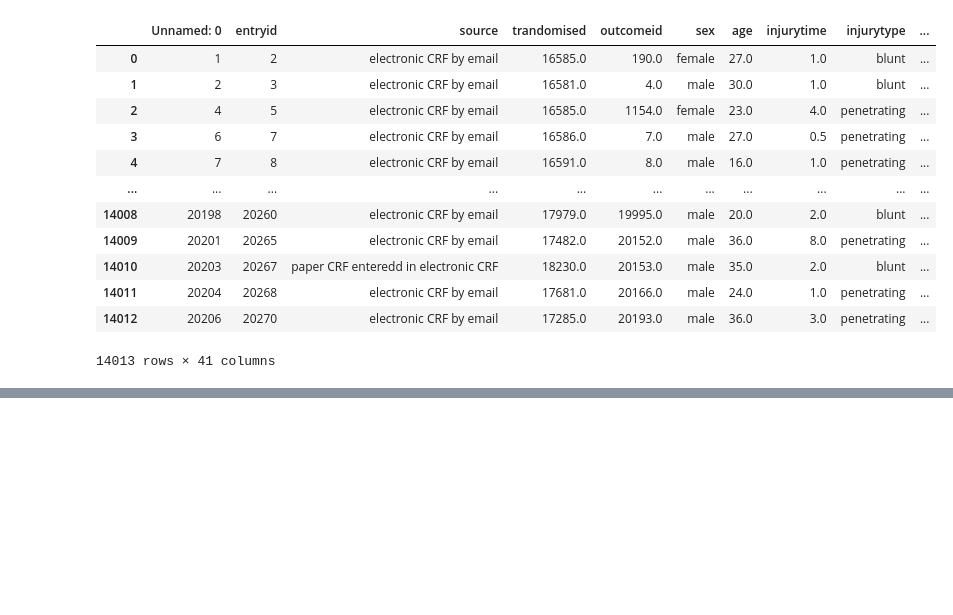
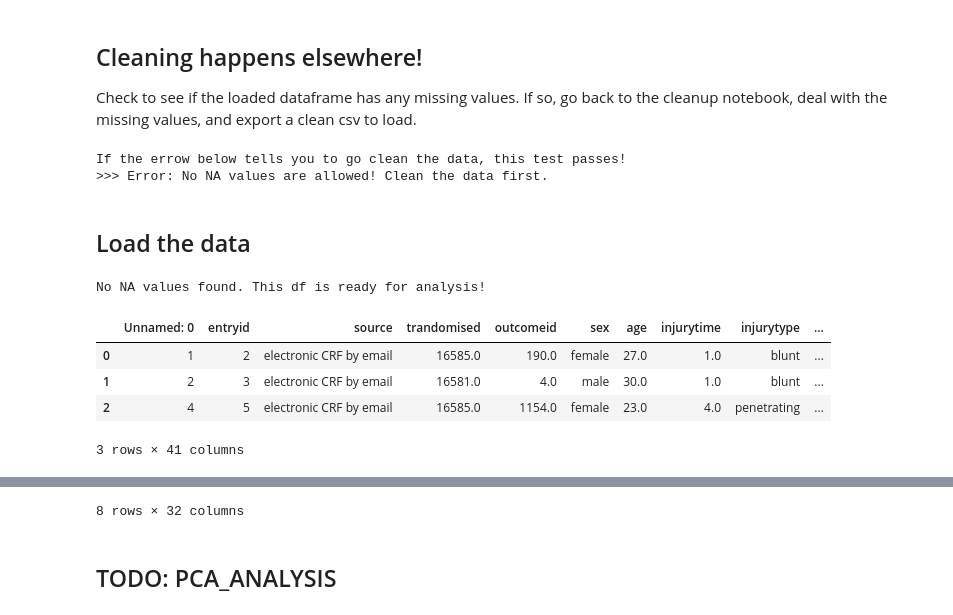
Before and after one commit to JasonSecrestBMX/jsecrest-datascience-demo, a Jupyter notebook: Vanderbilt-Crash/02-crash_pca.ipynb, the cells around one changed output, grey strips where cells are left out. Saved outputs shown, nothing was run; the diff lists cells and outputs as text; code cells hidden in the pictures; blank space fills up the shorter version.

Commit message:
check for na values as data is loaded

```diff
--- a/Vanderbilt-Crash/02-crash_pca.ipynb
+++ b/Vanderbilt-Crash/02-crash_pca.ipynb
@@ -28,18 +46,42 @@ display(crash_info.get_details('cause'))
+# %% [markdown]
+## Cleaning happens elsewhere!
+Check to see if the loaded dataframe has any missing values. If so, go back to the cleanup notebook, deal with the missing values, and export a clean csv to load.
+# %%
+def check_na(my_df):
+    for non_na_count in my_df.count():
+        if non_na_count != len(my_df):
+            raise ValueError("No NA values are allowed! Clean the data first.")
+    print("No NA values found. This df is ready for analysis!")
+# %%
+## test check_na()
+try:
+    test_df = pd.read_stata('./data/crash2.dta')
+    check_na(test_df)
+    print("If this line is visible, the test fails!")
+except Exception as e:
+    print("If the errow below tells you to go clean the data, this test passes!")
+    print(f">>> Error: {e}")
+finally:
+    del test_df
+# %% [output]
+If the errow below tells you to go clean the data, this test passes!
+>>> Error: No NA values are allowed! Clean the data first.
+# %% [markdown]
+## Load the data
 # %%
 ## Load data
 cleaned_csv_path = "./cleaned_data/cleaned_crash_data.csv"
-pd.read_csv(cleaned_csv_path)
+crash_df = pd.read_csv(cleaned_csv_path)
+try:
+    check_na(crash_df)
+    display(crash_df.head(3))
+    display(crash_df.describe())
+except Exception as e:
+    print(e)
 # %% [output]
+No NA values found. This df is ready for analysis!
 |  | Unnamed: 0 | entryid | source | trandomised | outcomeid | sex | age | injurytime | injurytype | ... |
 | 0 | 1 | 2 | electronic CRF by email | 16585.0 | 190.0 | female | 27.0 | 1.0 | blunt | ... |
 | 1 | 2 | 3 | electronic CRF by email | 16581.0 | 4.0 | male | 30.0 | 1.0 | blunt | ... |
 | 2 | 4 | 5 | electronic CRF by email | 16585.0 | 1154.0 | female | 23.0 | 4.0 | penetrating | ... |
-| 3 | 6 | 7 | electronic CRF by email | 16586.0 | 7.0 | male | 27.0 | 0.5 | penetrating | ... |
-| 4 | 7 | 8 | electronic CRF by email | 16591.0 | 8.0 | male | 16.0 | 1.0 | penetrating | ... |
-| ... | ... | ... | ... | ... | ... | ... | ... | ... | ... | ... |
-| 14008 | 20198 | 20260 | electronic CRF by email | 17979.0 | 19995.0 | male | 20.0 | 2.0 | blunt | ... |
-| 14009 | 20201 | 20265 | electronic CRF by email | 17482.0 | 20152.0 | male | 36.0 | 8.0 | penetrating | ... |
-| 14010 | 20203 | 20267 | paper CRF enteredd in electronic CRF | 18230.0 | 20153.0 | male | 35.0 | 2.0 | blunt | ... |
-| 14011 | 20204 | 20268 | electronic CRF by email | 17681.0 | 20166.0 | male | 24.0 | 1.0 | penetrating | ... |
-| 14012 | 20206 | 20270 | electronic CRF by email | 17285.0 | 20193.0 | male | 36.0 | 3.0 | penetrating | ... |
-14013 rows × 41 columns
+3 rows × 41 columns
@@ -45,0 +97,3 @@ pd.read_csv(cleaned_csv_path)
+8 rows × 32 columns
+# %% [markdown]
+## TODO: PCA_ANALYSIS
```
Also changed, not shown: parts of 2 cells of this notebook.
